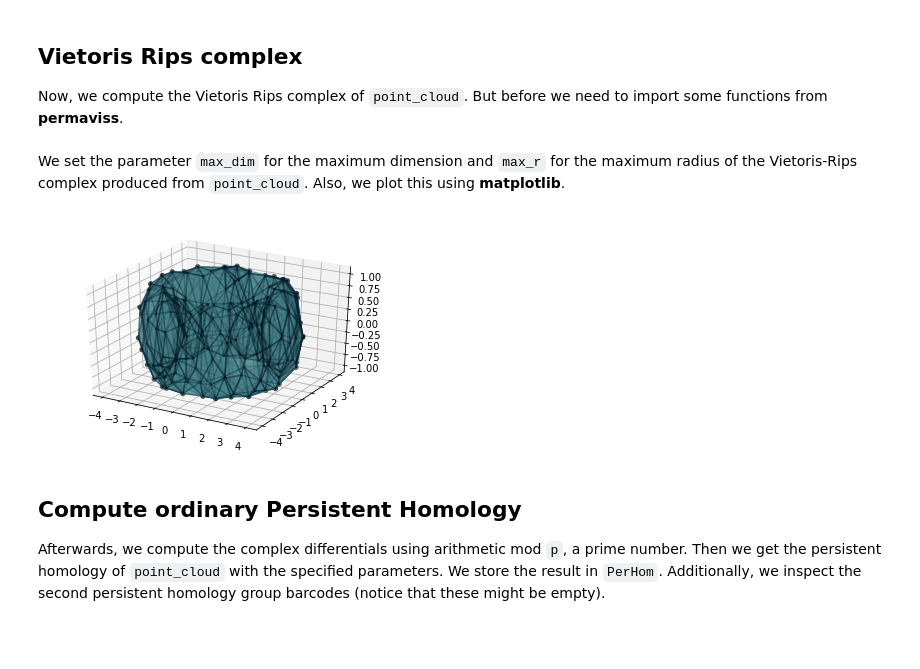
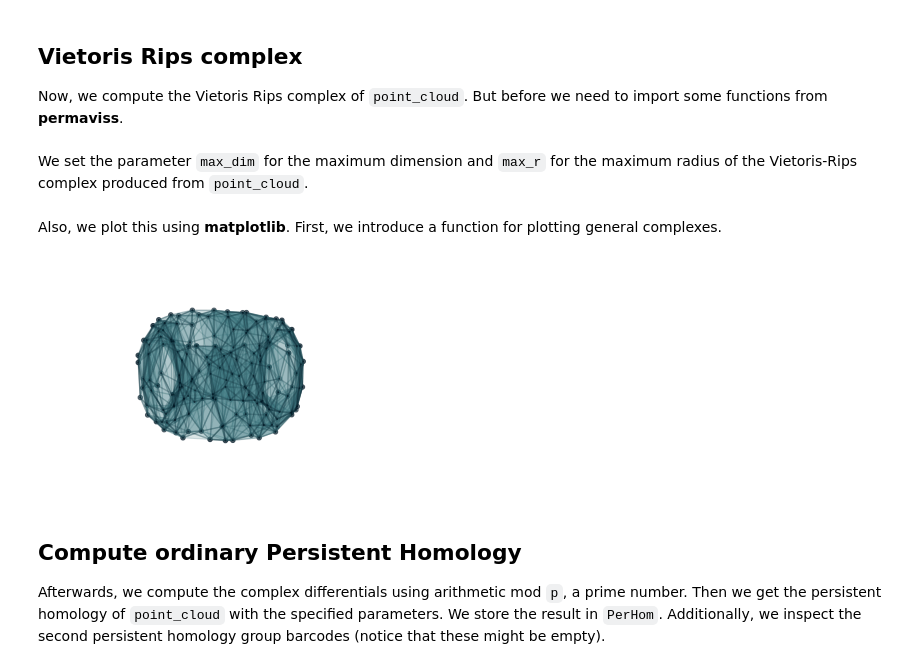
Before and after one commit to atorras1618/PerMaViss, a Jupyter notebook: examples/Torus.ipynb, the cells around one changed output. Cells and saved outputs as stored; diff of their text form; code cells hidden in the pictures; blank space fills up the shorter version.

```diff
--- a/examples/Torus.ipynb
+++ b/examples/Torus.ipynb
@@ -25,4 +26,4 @@ Now, we compute the Vietoris Rips complex of `point_cloud`. But before we need t
 from permaviss.simplicial_complexes.vietoris_rips import vietoris_rips
 from permaviss.simplicial_complexes.differentials import complex_differentials
 # %% [markdown]
-We set the parameter `max_dim` for the maximum dimension and  `max_r` for the maximum radius of the Vietoris-Rips complex produced from `point_cloud`. Also, we plot this using **matplotlib**.
+We set the parameter `max_dim` for the maximum dimension and  `max_r` for the maximum radius of the Vietoris-Rips complex produced from `point_cloud`.
@@ -29,39 +36,39 @@ We set the parameter `max_dim` for the maximum dimension and  `max_r` for the ma
+# %% [markdown]
+Also, we plot this using **matplotlib**. First, we introduce a function for plotting general complexes.
 # %%
-max_r = 1.6
-max_dim = 3
+def plot_complex(cmpx, axes):
+    # plot edges
+    for edge in cmpx[1]:
+        start_point = point_cloud[edge[0]]
+        end_point = point_cloud[edge[1]]
+        axes.plot([start_point[0], end_point[0]],
+               [start_point[1], end_point[1]],
+               [start_point[2], end_point[2]], color="#031926"
+               , alpha=0.5*((max_r-Dist[edge[0],edge[1]])/max_r))
 
+    # plot vertices
+    poly3d = []
+    for face in cmpx[2]:
+        triangles = []
+        for pt in face:
+            triangles.append(point_cloud[pt])
 
-C, R = vietoris_rips(Dist, max_r, max_dim)
+        poly3d.append(triangles)
 
-from mpl_toolkits.mplot3d import Axes3D
-fig = plt.figure()
-ax = fig.add_subplot(111, projection='3d')
-
-ax.scatter(point_cloud[:,0], point_cloud[:,1], point_cloud[:,2], color="#031926")
-
-
-for edge in C[1]:
-    start_point = point_cloud[edge[0]]
-    end_point = point_cloud[edge[1]]
-    ax.plot([start_point[0], end_point[0]],
-           [start_point[1], end_point[1]],
-           [start_point[2], end_point[2]], color="#031926"
-           , alpha=((max_r-Dist[edge[0],edge[1]])/max_r))
-
-
-poly3d = []
-for face in C[2]:
-    triangles = []
-    for pt in face:
-        triangles.append(point_cloud[pt])
-
-    poly3d.append(triangles)
-
-ax.add_collection3d(Poly3DCollection(poly3d, linewidths=1, alpha=0.3, color='#468189'))
-
-plt.show()
+    axes.add_collection3d(Poly3DCollection(poly3d, linewidths=1, alpha=0.1, color='#468189'))
-# %% [output]
-[figure, removed]
+# %%
+fig = plt.figure()
+ax = fig.add_subplot(111, projection='3d')
+ax.scatter(point_cloud[:,0], point_cloud[:,1], point_cloud[:,2], color="#031926")
+plot_complex(C, ax)
+
+
+ax.grid(False)
+ax.set_axis_off()
+plt.show()
+plt.close(fig)
+# %% [output]
+[figure, added]
 # %% [markdown]
 ## Compute ordinary Persistent Homology
 
```
Also changed, not shown: parts of 8 cells of this notebook, 16 other files.
